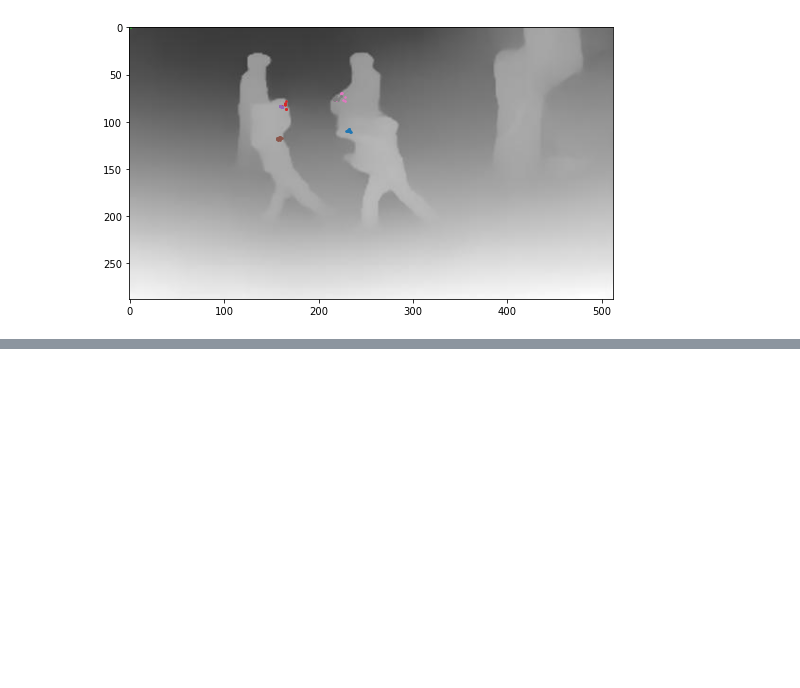
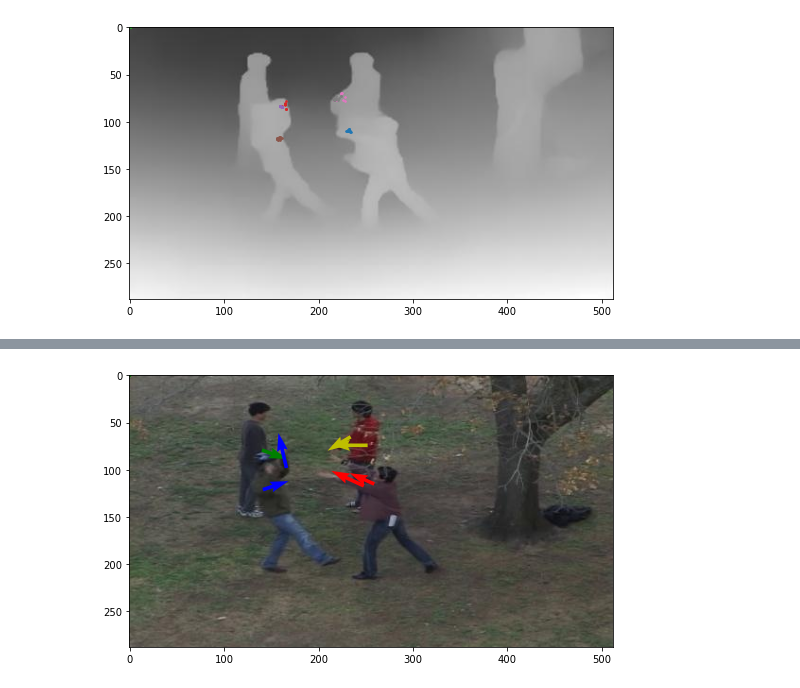
Before and after one commit to suren3141/Contact_Detection, a Jupyter notebook: Handshake detection single image.ipynb, the cells around one changed output, grey strips where cells are left out. Cells and saved outputs as stored; diff of their text form; code cells hidden in the pictures; blank space fills up the shorter version.

```diff
--- a/Handshake detection single image.ipynb
+++ b/Handshake detection single image.ipynb
@@ -71,0 +71,17 @@ hands3D = hands3D_.copy()
+# %%
+def unit_vector(vector):
+    """ Returns the unit vector of the vector.  """
+    return vector / np.linalg.norm(vector)
+
+
+def angle_between(v1, v2):
+    """ Returns the angle in radians between vectors 'v1' and 'v2'::
+
+            >>> angle_between((1, 0, 0), (0, 1, 0))
+            1.5707963267948966
+            >>> angle_between((1, 0, 0), (1, 0, 0))
+            0.0
+            >>> angle_between((1, 0, 0), (-1, 0, 0))
+            3.141592653589793
+    """
+    return np.arccos(np.clip(np.dot(v1, v2), -1.0, 1.0))
@@ -200 +241,8 @@ plt.show()
 [figure]
+# %%
+plt.quiver(*rightarm[:,0].T, Rvec[:,0], Rvec[:,1], color=['r','g','b','y','k'])
+plt.quiver(*leftarm[:,0].T, Lvec[:,0], Lvec[:,1], color=['r','g','b','y','k'])
+plt.imshow(cv2.cvtColor(img_rgb,cv2.COLOR_BGR2RGB))
+plt.show()
+# %% [output]
+[figure, added]
```
Also changed, not shown: parts of 12 cells of this notebook, 2 other files.
